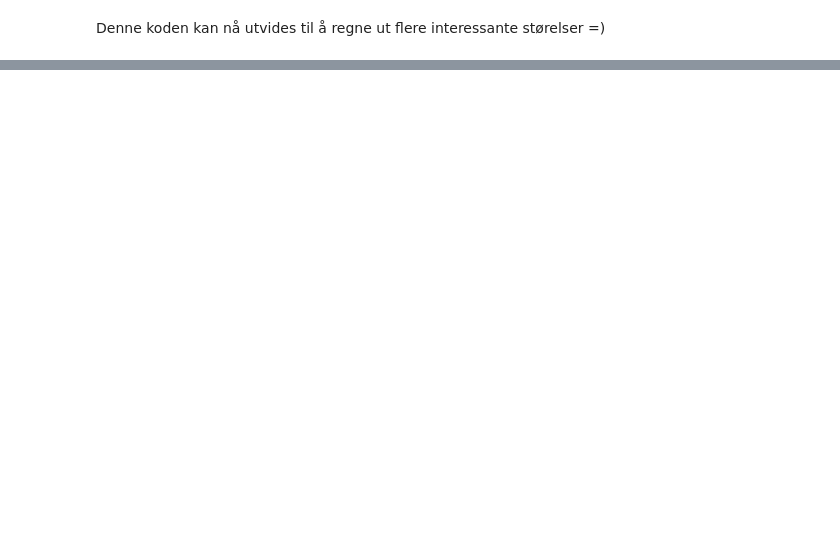
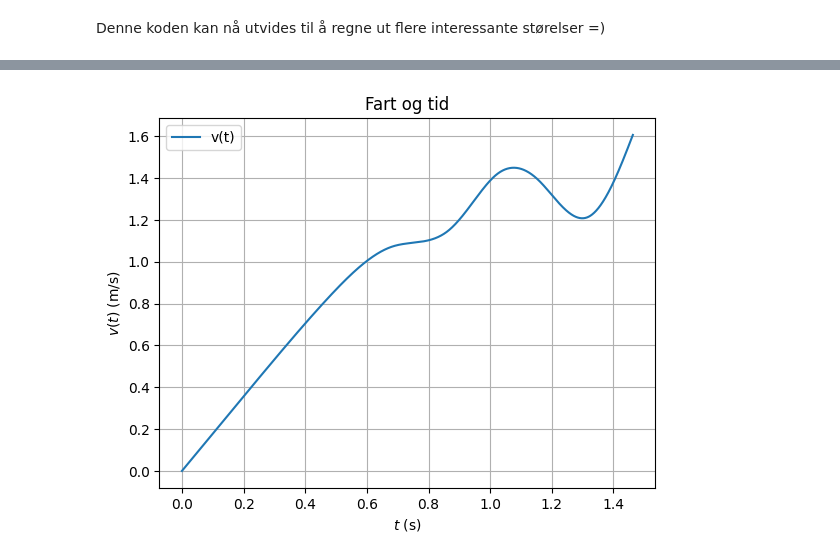
Before and after one commit to FriedSheep/TFY4115, a Jupyter notebook: Lab/Ballrulling/Økt 2/cubicspline.ipynb, the cells around one changed output, grey strips where cells are left out. Drawn from its saved outputs; the diff is of its cells as text; code cells hidden in the pictures; blank space fills up the shorter version.

```diff
--- a/Lab/Ballrulling/Økt 2/cubicspline.ipynb
+++ b/Lab/Ballrulling/Økt 2/cubicspline.ipynb
@@ -200,0 +201,4 @@ plot("Posisjon og tid", "Posisjon og tid", "$t$ (s)", "$y(t)$ (m)", x, eulersmet
+# %%
+plot("Fart og tid", "Fart og tid", "$t$ (s)", "$v(t)$ (m/s)", eulersmethod_x(), v_x(), "v(t)")
+# %% [output]
+[figure, added]
```
Also changed, not shown: parts of 6 cells of this notebook.
